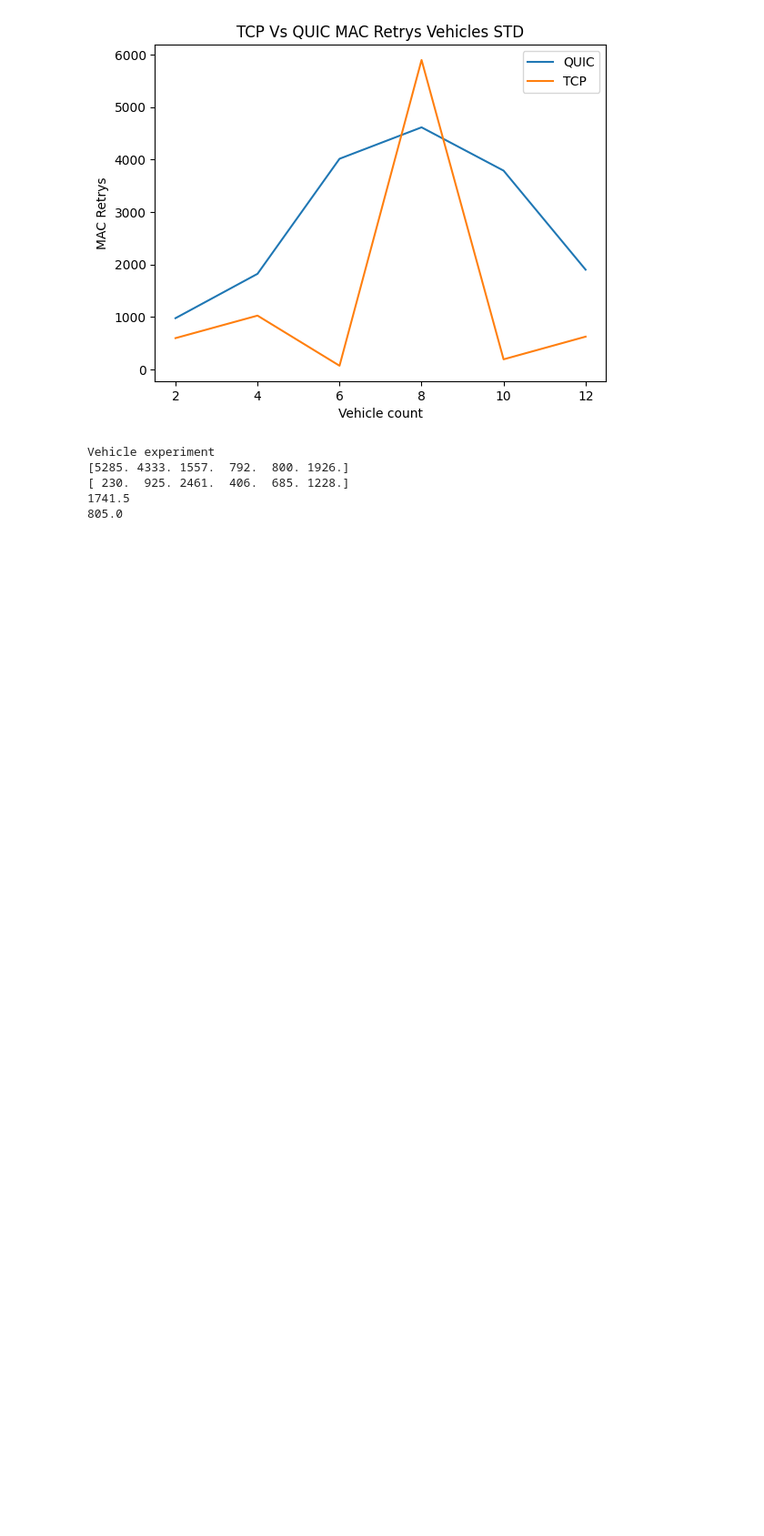
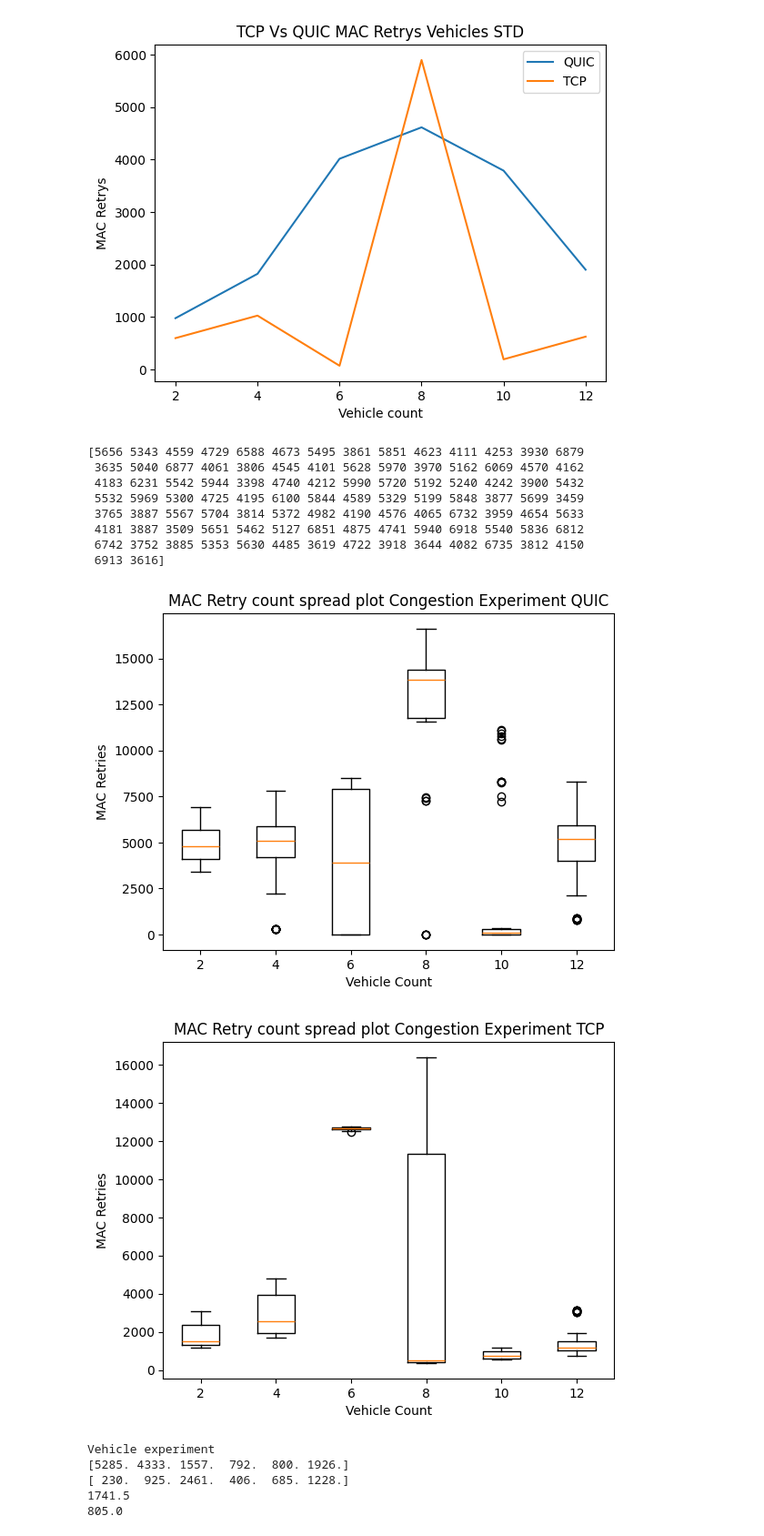
Before and after one commit to TimothyMarchant/EE6750_Goodputscript, a Jupyter notebook: PythonSrc/QUICVsTCPPlotterNotebook.ipynb, the cells around one changed output. Shown at 91% size. Saved outputs shown, nothing was run; the diff lists cells and outputs as text; code cells hidden in the pictures; blank space fills up the shorter version.

```diff
--- a/PythonSrc/QUICVsTCPPlotterNotebook.ipynb
+++ b/PythonSrc/QUICVsTCPPlotterNotebook.ipynb
@@ -715,7 +750,7 @@ Speed experiment
 # %%
 VehicleList=[2,4,6,8,10,12]
 
-QUICAverageArr,QUICMedianArr,QUICMAXArr,QUICMINArr,QUICSTDArr,TCPAverageArr,TCPMedianArr,TCPMAXArr,TCPMINArr,TCPSTDArr=GetStatsFromMACRetryFiles(QUICVehicleFiles,TCPVehicleFiles)
+QUICAverageArr,QUICMedianArr,QUICMAXArr,QUICMINArr,QUICSTDArr,QUICDatasetPTs,TCPAverageArr,TCPMedianArr,TCPMAXArr,TCPMINArr,TCPSTDArr,TCPDatasetPTs=GetStatsFromMACRetryFiles(QUICVehicleFiles,TCPVehicleFiles)
 
 print("Vehicle experiment")
 print(QUICSTDArr)
@@ -740,6 +775,21 @@ Vehicle experiment
 [figure]
 [figure]
 [figure]
+# %%
+
+PlotBoxplot(QUICDatasetPTs,"MAC Retry count spread plot Congestion Experiment QUIC","Vehicle Count","MAC Retries",ticklabels=ticklabelsVehicleCount)
+PlotBoxplot(TCPDatasetPTs,"MAC Retry count spread plot Congestion Experiment TCP","Vehicle Count","MAC Retries",ticklabels=ticklabelsVehicleCount)
+# %% [output]
+[5656 5343 4559 4729 6588 4673 5495 3861 5851 4623 4111 4253 3930 6879
+ 3635 5040 6877 4061 3806 4545 4101 5628 5970 3970 5162 6069 4570 4162
+ 4183 6231 5542 5944 3398 4740 4212 5990 5720 5192 5240 4242 3900 5432
+ 5532 5969 5300 4725 4195 6100 5844 4589 5329 5199 5848 3877 5699 3459
+ 3765 3887 5567 5704 3814 5372 4982 4190 4576 4065 6732 3959 4654 5633
+ 4181 3887 3509 5651 5462 5127 6851 4875 4741 5940 6918 5540 5836 6812
+ 6742 3752 3885 5353 5630 4485 3619 4722 3918 3644 4082 6735 3812 4150
+ 6913 3616]
+[figure, added]
+[figure, added]
 # %%
 PERList=[0,0.1,0.2,0.4,0.6,0.8]
 
```
Also changed, not shown: parts of 18 cells of this notebook.
